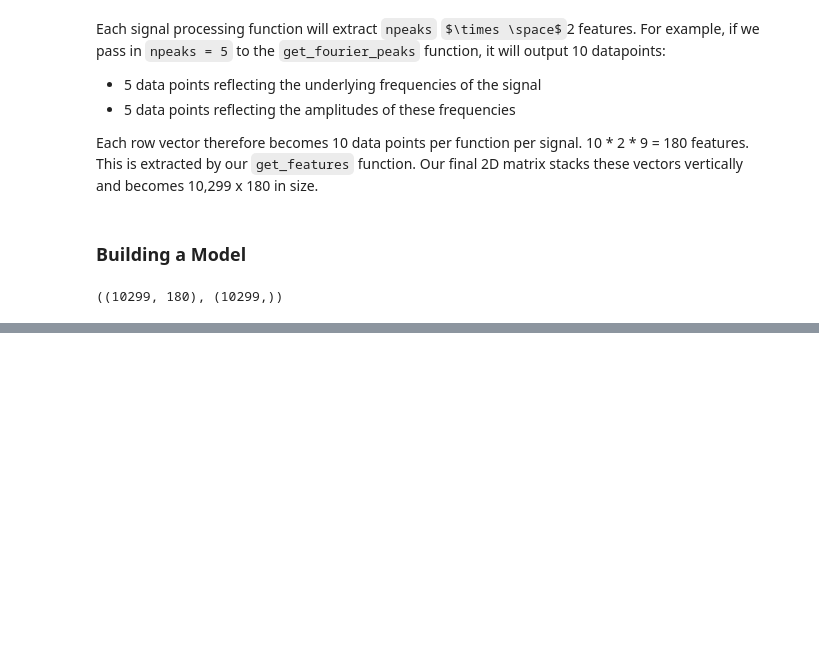
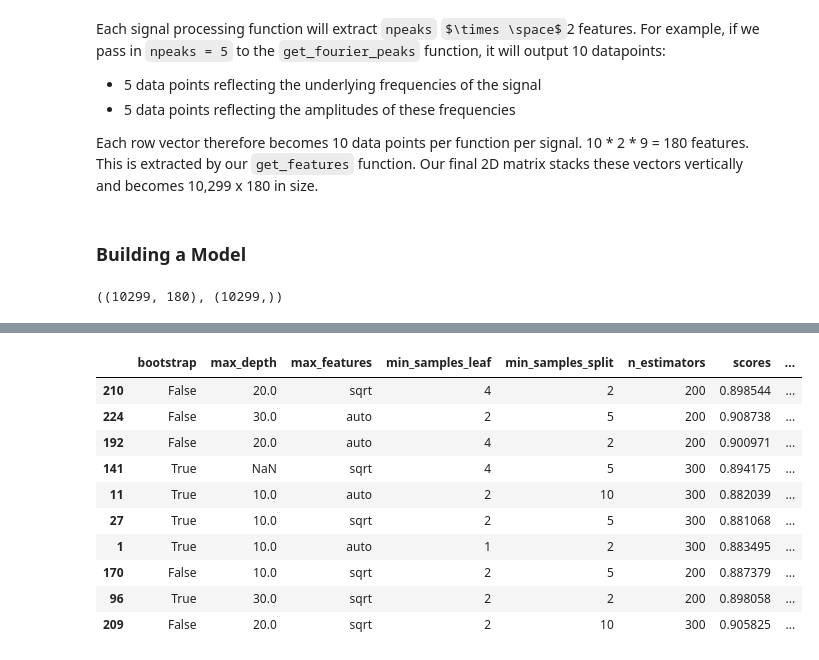
Before and after one commit to hassansaadca/accelerometer_classification, a Jupyter notebook: Samsung_Activity_Detection.ipynb, the cells around one changed output, grey strips where cells are left out. Drawn from its saved outputs; the diff is of its cells as text; code cells hidden in the pictures; some formulas as TeX source; blank space fills up the shorter version.

```diff
--- a/Samsung_Activity_Detection.ipynb
+++ b/Samsung_Activity_Detection.ipynb
@@ -182,0 +194,21 @@ Random State: 9, Score: 0.903883495145631
+# %%
+#create a dictionary of parameters
+
+params = {'bootstrap': [True, False],
+ 'max_depth': [10, 20, 30, None],
+ 'max_features': ['auto', 'sqrt'],
+ 'min_samples_leaf': [1, 2, 4],
+ 'min_samples_split': [2, 5, 10],
+ 'n_estimators': [200, 300]}
+# %%
+#create a list of tuples, where each tuple is a different combination of model parameters
+
+param_lists = []
+for i in params.keys():
+    param_lists.append(params[i])
+
+param_combos = list(itertools.product(*param_lists))
+# %%
+#check to see that it worked as expected by printing random samples
+for i in range(5):
+    print(param_combos[i*30])
@@ -182,0 +271,26 @@ Random State: 9, Score: 0.903883495145631
+# %%
+#create a dataframe of the parameters and corresponding scores and times
+metrics = pd.DataFrame()
+
+keys = list(params.keys())
+
+for i in range(len(keys)):
+    metrics[keys[i]] = metric_columns[i]
+
+metrics['scores'] = scores
+metrics['times'] = times
+# %%
+#display a sample of the metrics
+metrics.sample(10)
+# %% [output]
+|  | bootstrap | max_depth | max_features | min_samples_leaf | min_samples_split | n_estimators | scores | ... |
+| 210 | False | 20.0 | sqrt | 4 | 2 | 200 | 0.898544 | ... |
+| 224 | False | 30.0 | auto | 2 | 5 | 200 | 0.908738 | ... |
+| 192 | False | 20.0 | auto | 4 | 2 | 200 | 0.900971 | ... |
+| 141 | True | NaN | sqrt | 4 | 5 | 300 | 0.894175 | ... |
+| 11 | True | 10.0 | auto | 2 | 10 | 300 | 0.882039 | ... |
+| 27 | True | 10.0 | sqrt | 2 | 5 | 300 | 0.881068 | ... |
+| 1 | True | 10.0 | auto | 1 | 2 | 300 | 0.883495 | ... |
+| 170 | False | 10.0 | sqrt | 2 | 5 | 200 | 0.887379 | ... |
+| 96 | True | 30.0 | sqrt | 2 | 2 | 200 | 0.898058 | ... |
+| 209 | False | 20.0 | sqrt | 2 | 10 | 300 | 0.905825 | ... |
```
Also changed, not shown: parts of 11 cells of this notebook.
